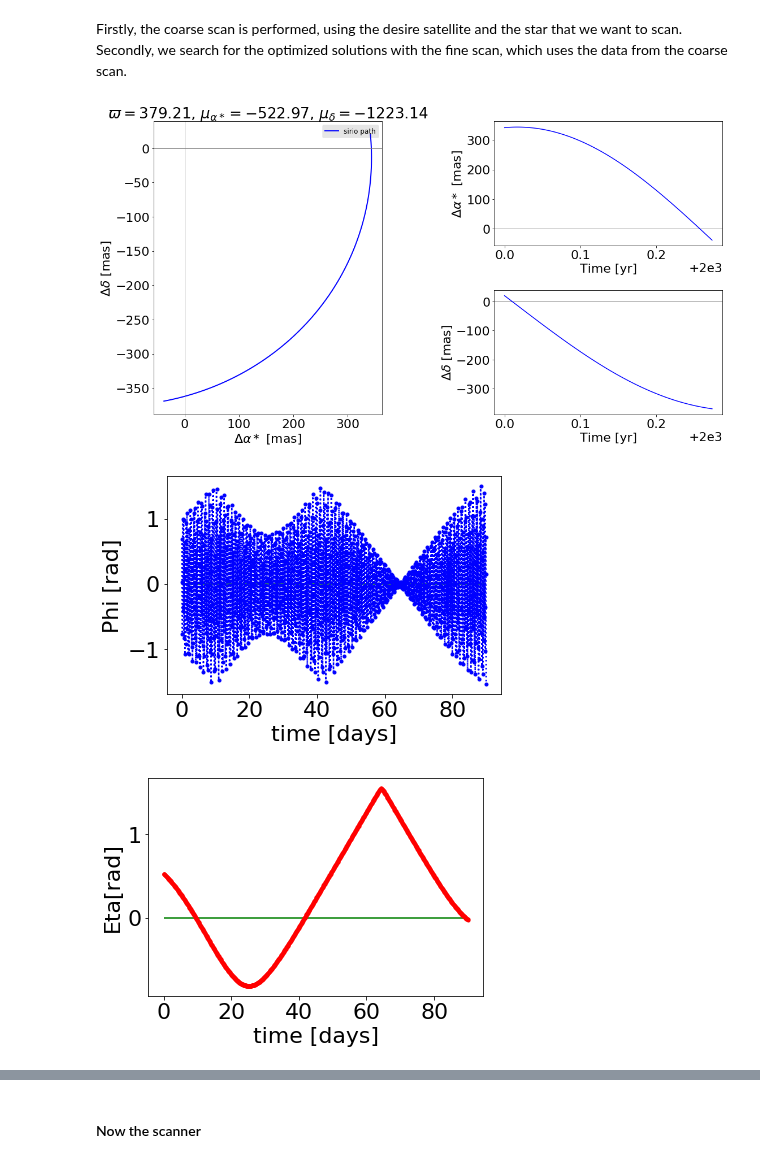
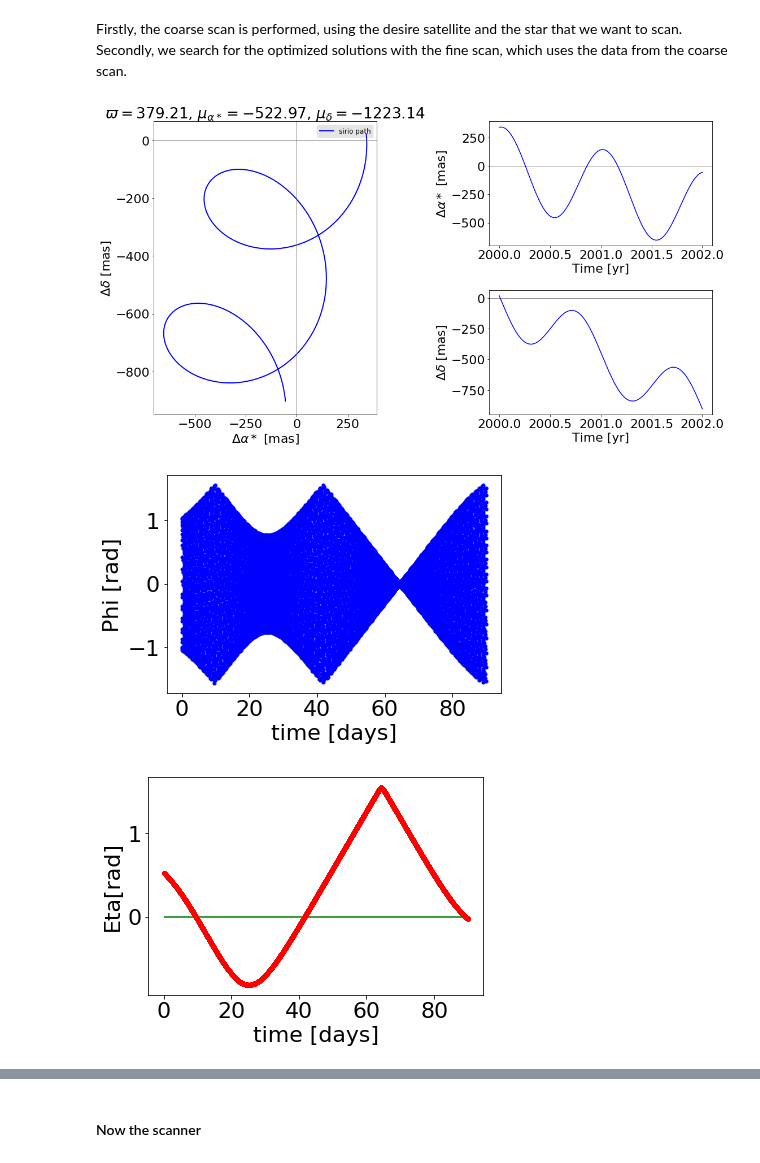
Before and after one commit to bombrun/GaiaLab, a Jupyter notebook: notebooks/2-gaia_analytic_toymodel_notebook.ipynb, the cells around one changed output, grey strips where cells are left out. Drawn from its saved outputs; the diff is of its cells as text; code cells hidden in the pictures.

```diff
--- a/notebooks/2-gaia_analytic_toymodel_notebook.ipynb
+++ b/notebooks/2-gaia_analytic_toymodel_notebook.ipynb
@@ -69,7 +70,7 @@ The BCRS is a frame of reference that has its axis all parallel to G-Frame, but
 # %% [markdown]
 # 1. Scanner Object
 # %%
-tf_gen = 100 #  365*5
+tf_gen = 365*2
 # %%
 #Create the gaia object.
 #By default, the time for the satellite operating is of 5 years and the creation of data to feed the splines for every hour.
@@ -110,9 +111,9 @@ sirio = Source("sirio", 101.28, -16.7161, 379.21, -546.05, -1223.14, -7.6)
 #(i.e. at a point moment around the sun in ecliptic plane in circular orbit of 1 AU).
 plot_stars_trajectory(sirio, gaia)
 # %% [output]
-[figure, old version]
+[figure, new version]
 # %%
-plot_phi(sirio, gaia)
+plot_phi(sirio, gaia, ti=0, tf=90, n=10000)
 # %% [output]
-[figure, old version]
+[figure, new version]
 [figure]
```
Also changed, not shown: parts of 18 cells of this notebook, 1 other file.
